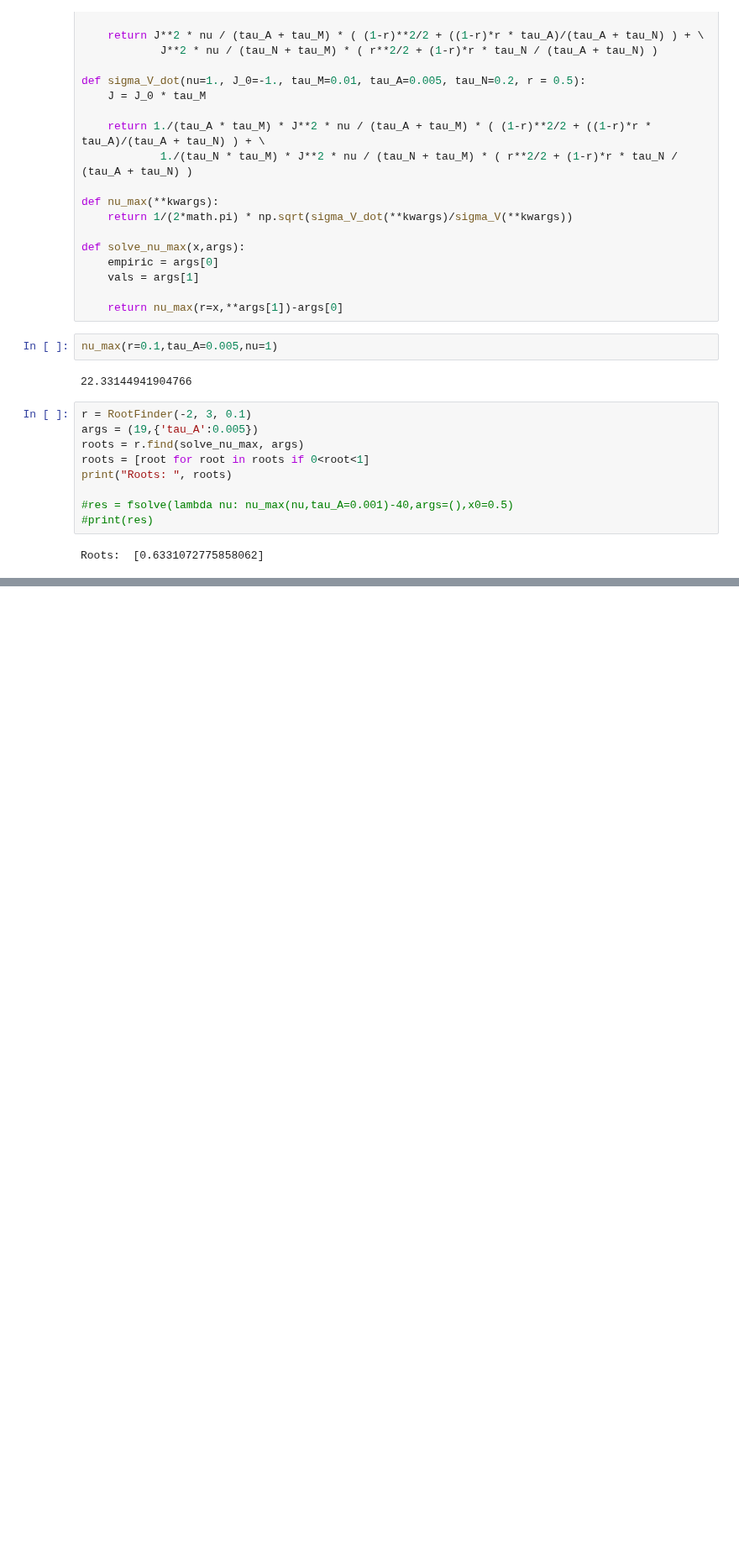
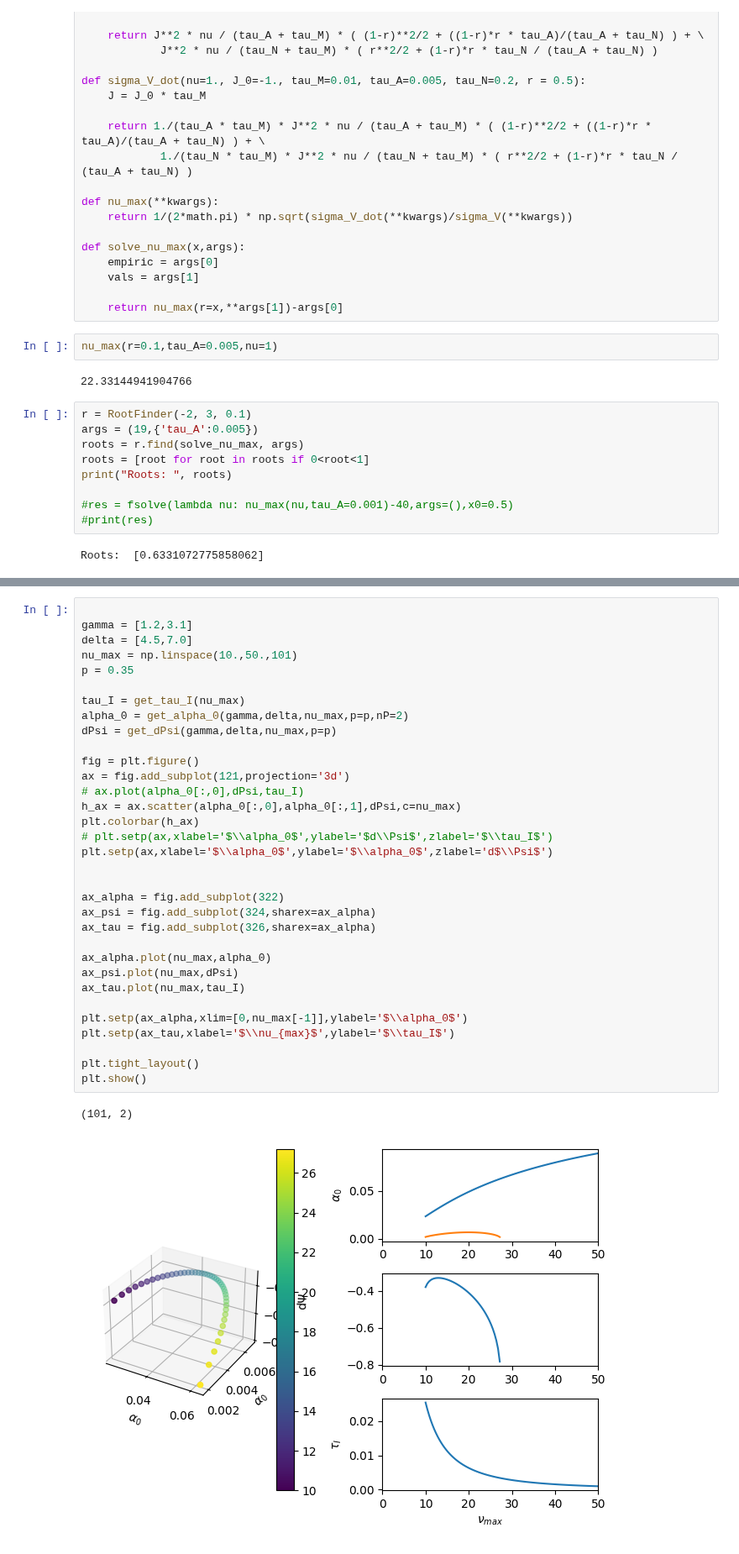
Before and after one commit to woxxel/DarkMatter, a Jupyter notebook: notebooks/parameter_exploration.ipynb, the cells around one changed output, grey strips where cells are left out. Shown at 84% size. Saved outputs shown, nothing was run; the diff lists cells and outputs as text; blank space fills up the shorter version.

```diff
--- a/notebooks/parameter_exploration.ipynb
+++ b/notebooks/parameter_exploration.ipynb
@@ -628,0 +666,36 @@ interactive(children=(FloatSlider(value=25.0, description='nu_max'), Output()),
+# %%
+
+gamma = [1.2,3.1]
+delta = [4.5,7.0]
+nu_max = np.linspace(10.,50.,101)
+p = 0.35
+
+tau_I = get_tau_I(nu_max)
+alpha_0 = get_alpha_0(gamma,delta,nu_max,p=p,nP=2)
+dPsi = get_dPsi(gamma,delta,nu_max,p=p)
+
+fig = plt.figure()
+ax = fig.add_subplot(121,projection='3d')
+# ax.plot(alpha_0[:,0],dPsi,tau_I)
+h_ax = ax.scatter(alpha_0[:,0],alpha_0[:,1],dPsi,c=nu_max)
+plt.colorbar(h_ax)
+# plt.setp(ax,xlabel='$\\alpha_0$',ylabel='$d\\Psi$',zlabel='$\\tau_I$')
+plt.setp(ax,xlabel='$\\alpha_0$',ylabel='$\\alpha_0$',zlabel='d$\\Psi$')
+
+
+ax_alpha = fig.add_subplot(322)
+ax_psi = fig.add_subplot(324,sharex=ax_alpha)
+ax_tau = fig.add_subplot(326,sharex=ax_alpha)
+
+ax_alpha.plot(nu_max,alpha_0)
+ax_psi.plot(nu_max,dPsi)
+ax_tau.plot(nu_max,tau_I)
+
+plt.setp(ax_alpha,xlim=[0,nu_max[-1]],ylabel='$\\alpha_0$')
+plt.setp(ax_tau,xlabel='$\\nu_{max}$',ylabel='$\\tau_I$')
+
+plt.tight_layout()
+plt.show()
+# %% [output]
+(101, 2)
+[figure, added]
```
Also changed, not shown: parts of 13 cells of this notebook, 27 other files.
